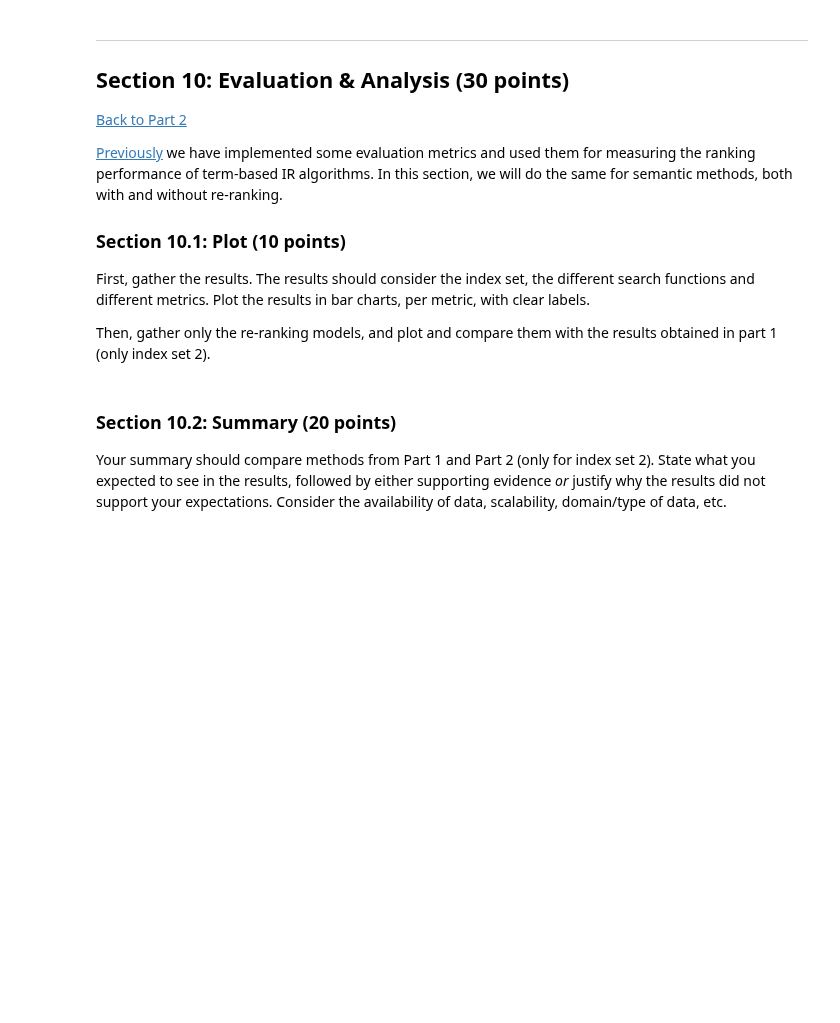
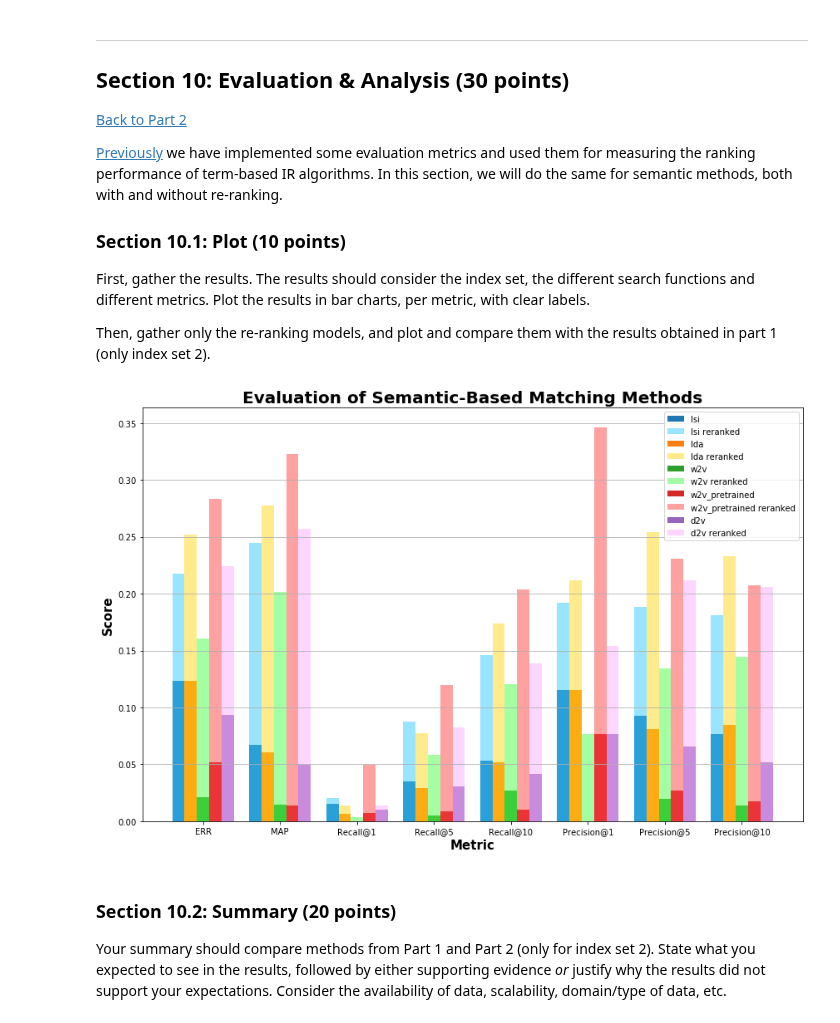
Before and after one commit to din0s/uva-ir1, a Jupyter notebook: hw1.ipynb, the cells around one changed output. Cells and saved outputs as stored; diff of their text form; code cells hidden in the pictures; blank space fills up the shorter version.

```diff
--- a/hw1.ipynb
+++ b/hw1.ipynb
@@ -2042,40 +2408,59 @@ list_of_sem_search_fns = [
 ]
 # %%
 # YOUR CODE HERE
+import json
+
 # results = {}
 # for i, (fn_name, search_fn) in enumerate(list_of_sem_search_fns):
 #     results[fn_name] = evaluate_search_fn(search_fn, list_of_metrics)
-# import json
+
 # with open("results_part2.json", "w") as f:
 #     json.dump({k: {kk:float(vv) for kk,vv in v.items()} for k,v in results.items()}, f)
 
 with open("results_part2.json", "r") as f:
-    results = json.load(f)
+    saved_results = json.load(f)
 
-fig, ax = plt.subplots(1, 1, figsize=(15,10))
-# ax = axs[0]
-ax.set_title("Evaluation with preprocessed documents (stemming, stopword removal)")
+results = {
+    "base": {k:v for k,v in saved_results.items() if "_rr" not in k},
+    "rr": {k:v for k,v in saved_results.items() if "_rr" in k},
+}
+
+fig, ax = plt.subplots(1, 1, figsize=(12,8))
+ax.set_title("Evaluation of Semantic-Based Matching Methods", fontsize=20, fontdict=dict(weight='bold'))
 
 x_labels = [m[0] for m in list_of_metrics]
 x_axis = np.arange(len(x_labels))
 
+fn_names = ["lsi", "lda", "w2v", "w2v_pretrained", "d2v"]
+
 col_width = 0.8
-bar_count = len(list_of_sem_search_fns)
+bar_count = len(fn_names)
 bar_width = col_width / bar_count
 
-for i, (fn_name, search_fn) in enumerate(list_of_sem_search_fns):
-    scores = list(results[fn_name].values())
+for i, fn_name in enumerate(fn_names):
+    eval_dict = results["base"][fn_name]
+    scores = list(eval_dict.values())
 
     gap = (i - ((bar_count - 1) / 2)) * bar_width
-    ax.bar(x_axis + gap, scores, bar_width, label=fn_name)
+    bar = ax.bar(x_axis + gap, scores, bar_width, label=f"{fn_name}")
+    color = np.array(bar.patches[0].get_facecolor())
+
+    eval_dict = results["rr"][fn_name+"_rr"]
+    scores = list(eval_dict.values())
+    color = [min(co*1.7, 1) for co in color[:3]] + [.5]
+    ax.bar(x_axis + gap, scores, bar_width, label=f"{fn_name} reranked", color=color)
 
 ax.set_xticks(x_axis)
 ax.set_xticklabels(x_labels)
-ax.set_xlabel("Metric")
-ax.set_ylabel("Score")
+ax.set_xlabel("Metric", fontsize=15, fontdict=dict(weight='bold'))
+ax.set_ylabel("Score", fontsize=15, fontdict=dict(weight='bold'))
 ax.legend()
+ax.grid(markevery=1, axis='y')
 
+plt.tight_layout()
 plt.show()
+# %% [output]
+[figure, added]
 # %% [markdown]
 ### Section 10.2: Summary (20 points)
 
```
Also changed, not shown: parts of 40 cells of this notebook, 2 other files.
